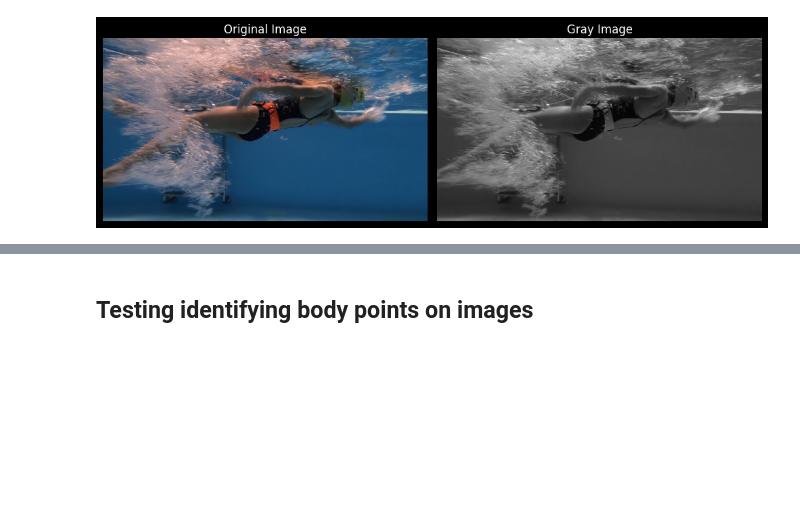
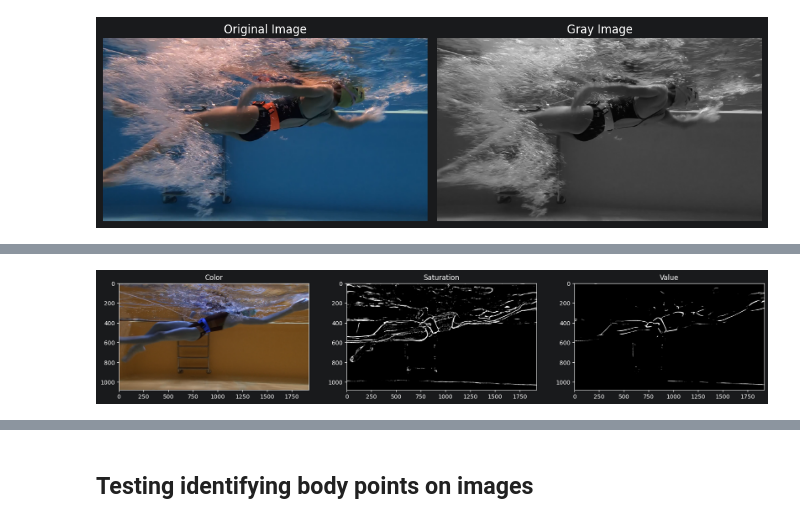
Before and after one commit to wayne1997/swimming_video_analysis_project, a Jupyter notebook: notebooks/swimmer_underwater_fixed_camera.ipynb, the cells around one changed output, grey strips where cells are left out. Saved outputs shown, nothing was run; the diff lists cells and outputs as text; code cells hidden in the pictures; blank space fills up the shorter version.

```diff
--- a/notebooks/swimmer_underwater_fixed_camera.ipynb
+++ b/notebooks/swimmer_underwater_fixed_camera.ipynb
@@ -61,0 +112,27 @@ plt.show()
+# %%
+def show_image_thresholded(img_rbg, img_thres1, img_thres2):
+
+    fig, axs = plt.subplots(1, 3, figsize=(20, 7))
+
+    axs[0].imshow(img_rbg)
+    axs[0].set_title('Color')
+    axs[1].imshow(img_thres1, cmap='gray')
+    axs[1].set_title('Saturation')
+    axs[2].imshow(img_thres2, cmap='gray')
+    axs[2].set_title('Value')
+
+    plt.show()
+
+# HSV Image segmentation
+
+#block size
+block_size = 31
+c_value = 5
+
+thresh_sat = cv2.adaptiveThreshold(img_s, 255,cv2.ADAPTIVE_THRESH_GAUSSIAN_C, cv2.THRESH_BINARY_INV, block_size, c_value)
+
+thresh_val = cv2.adaptiveThreshold(img_v, 255, cv2.ADAPTIVE_THRESH_GAUSSIAN_C, cv2.THRESH_BINARY_INV, block_size, c_value)
+
+show_image_thresholded(img_good, thresh_sat, thresh_val)
+# %% [output]
+[figure, added]
```
Also changed, not shown: parts of 6 cells of this notebook, 1 other file.
